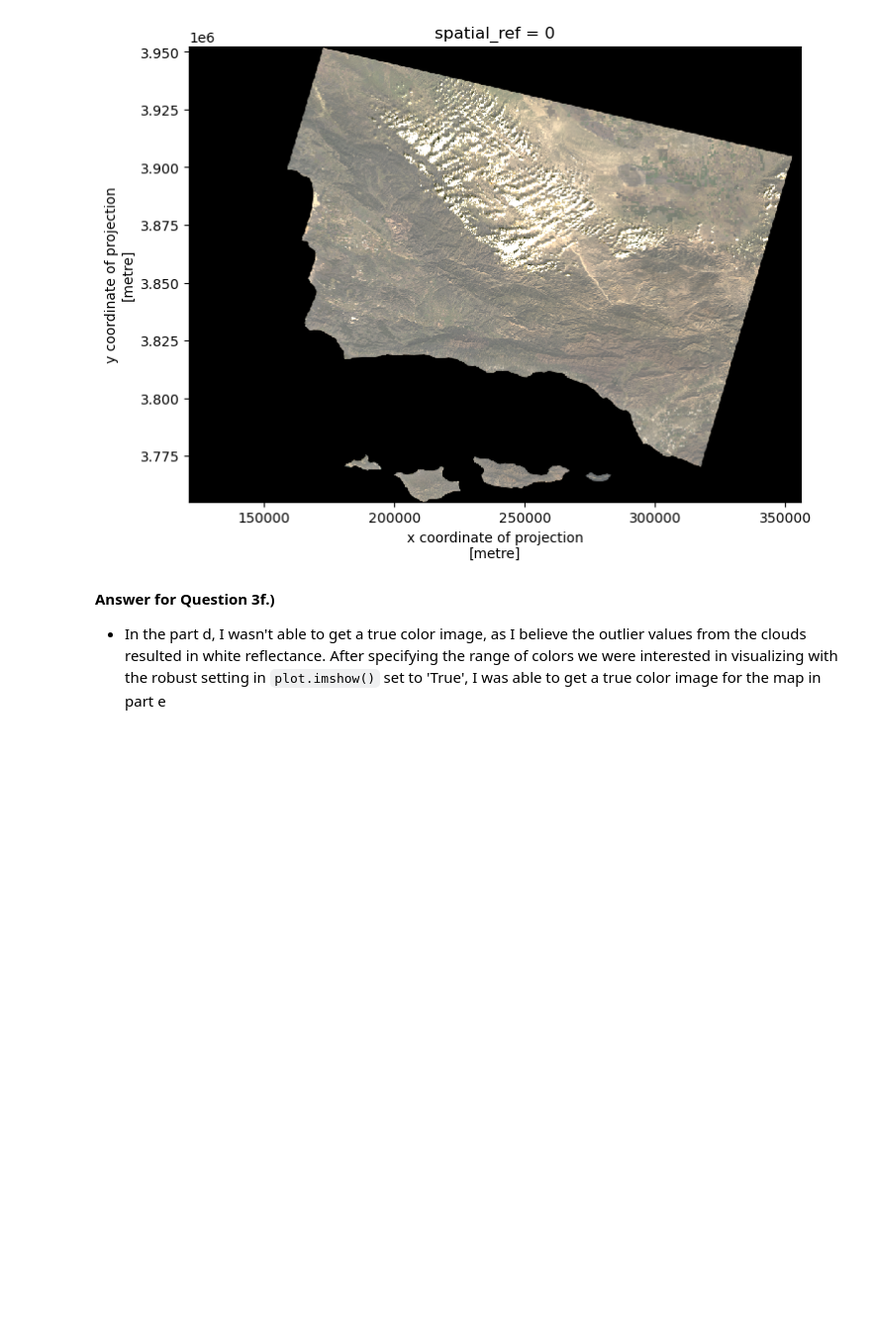
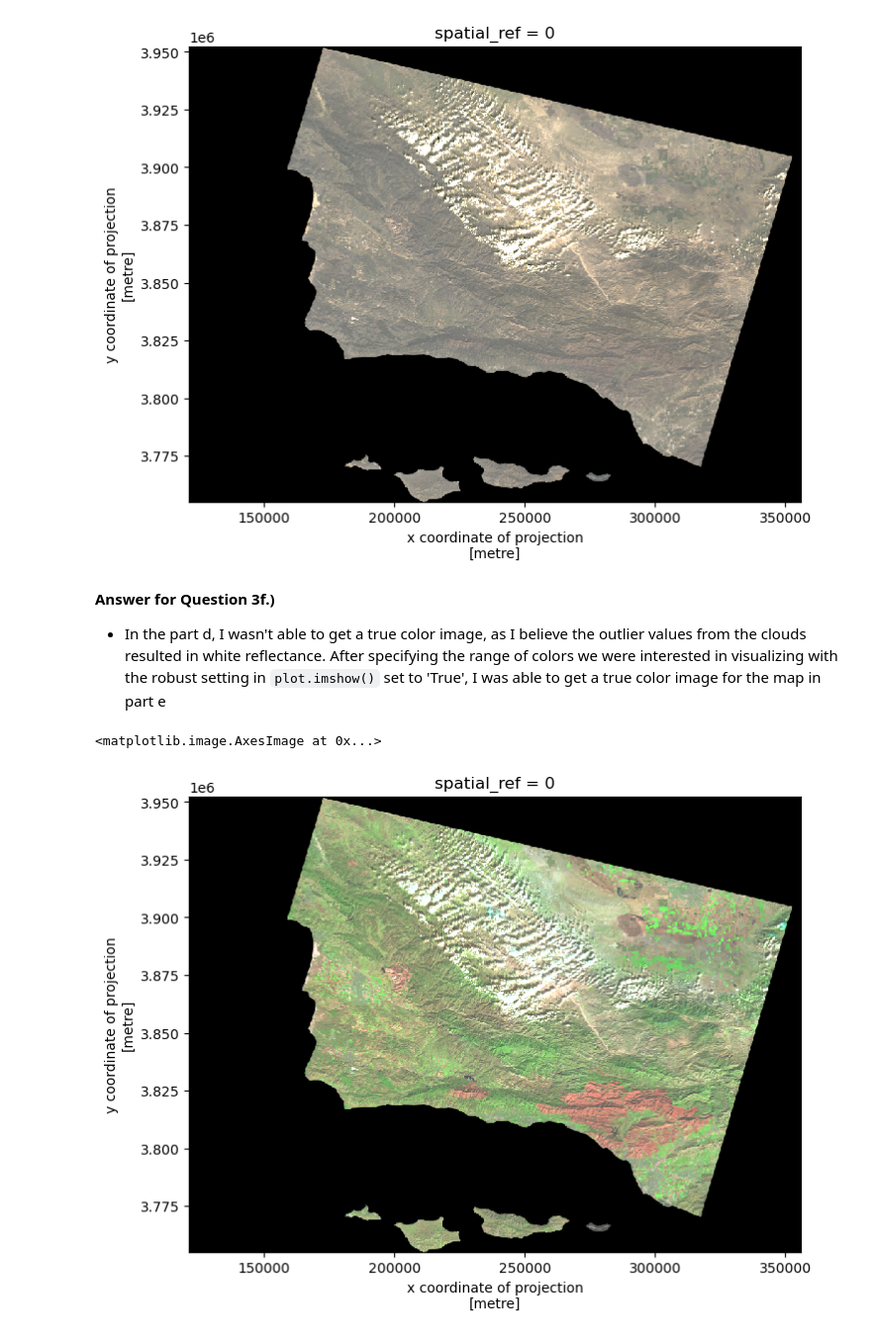
Before and after one commit to madisonenda/EDS220-Homework4, a Jupyter notebook: hwk4-task2-false-color-Enda.ipynb, the cells around one changed output. Shown at 99% size. Cells and saved outputs as stored; diff of their text form; code cells hidden in the pictures; blank space fills up the shorter version.

Commit message:
Create false color image of the greater Santa Barbara areaand load in the Thomas Fire Boundary

```diff
--- a/hwk4-task2-false-color-Enda.ipynb
+++ b/hwk4-task2-false-color-Enda.ipynb
@@ -116,3 +116,9 @@ landsat[['red','green','blue']].to_array().plot.imshow(size= 6, robust= True)
 # %% [markdown]
 **Answer for Question 3f.)**
 - In the part d, I wasn't able to get a true color image, as I believe the outlier values from the clouds resulted in white reflectance. After specifying the range of colors we were interested in visualizing with the robust setting in `plot.imshow()` set to 'True', I was able to get a true color image for the map in part e
+# %%
+# Plotting a False Color Image with the swir22, nir8, and red variables
+landsat[['swir22','nir08','red']].to_array().plot.imshow(size= 6, robust= True)
+# %% [output]
+<matplotlib.image.AxesImage at 0x...>
+[figure, added]
```
Also changed, not shown: parts of 3 cells of this notebook.
